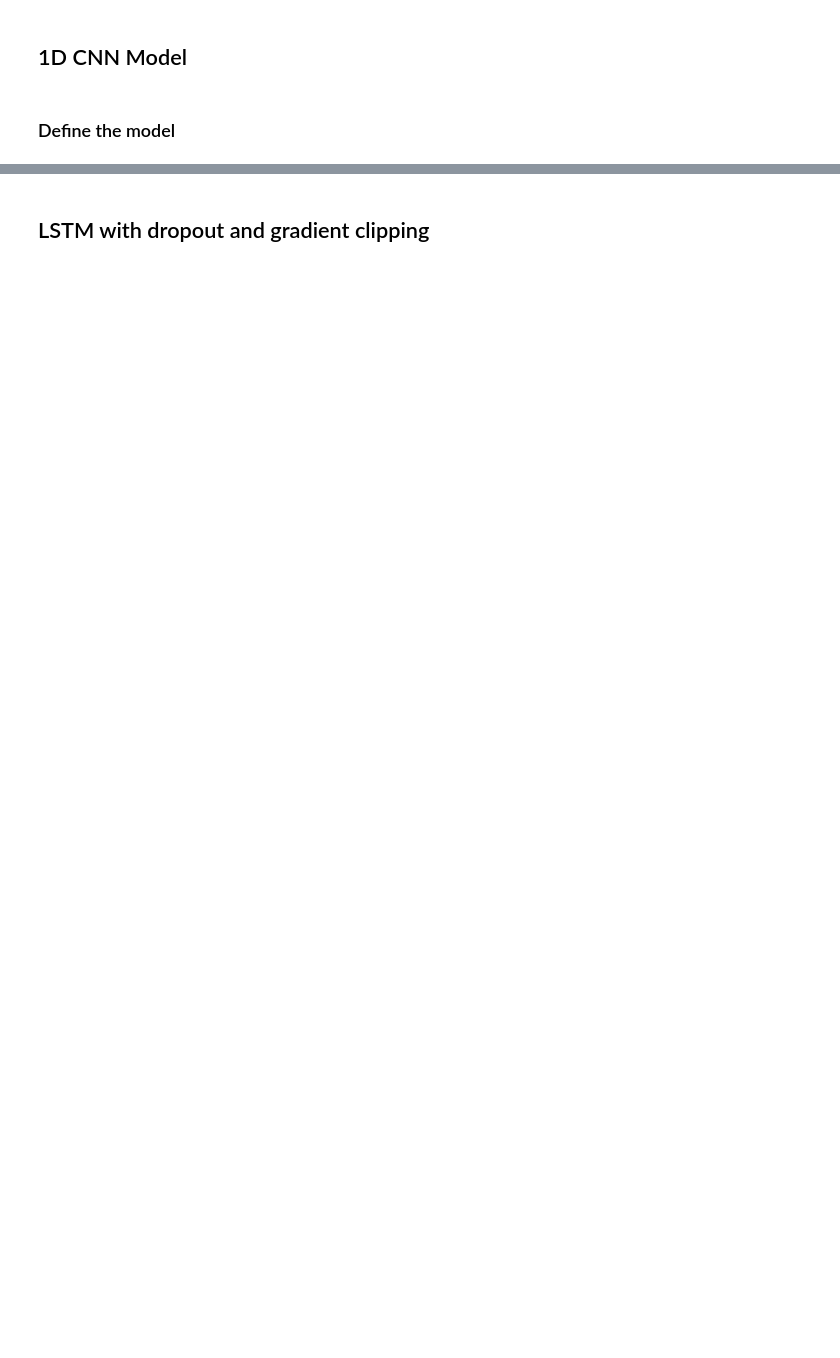
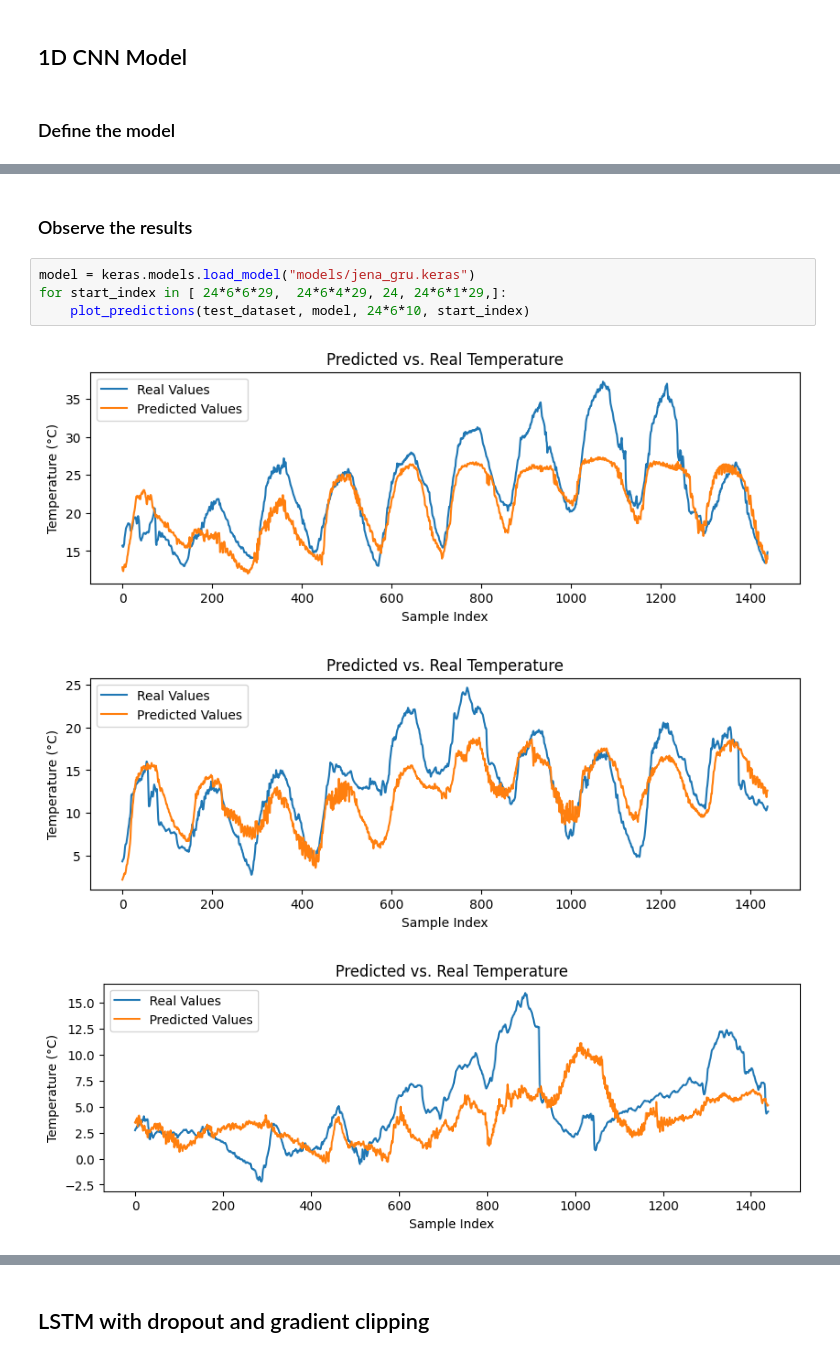
Before and after one commit to reitezuz/18NES2-2025, a Jupyter notebook: week_09/time_series_jena.ipynb, the cells around one changed output, grey strips where cells are left out. Cells and saved outputs as stored; diff of their text form; blank space fills up the shorter version.

```diff
--- a/week_09/time_series_jena.ipynb
+++ b/week_09/time_series_jena.ipynb
@@ -883,0 +1168,10 @@ for start_index in [24, 24*6*4*29, 24*6*1*29,]:
+# %% [markdown]
+### Observe the results
+# %%
+model = keras.models.load_model("models/jena_gru.keras")
+for start_index in [ 24*6*6*29,  24*6*4*29, 24, 24*6*1*29,]:
+    plot_predictions(test_dataset, model, 24*6*10, start_index)
+# %% [output]
+[figure, added]
+[figure, added]
+[figure, added]
```
Also changed, not shown: parts of 48 cells of this notebook.
